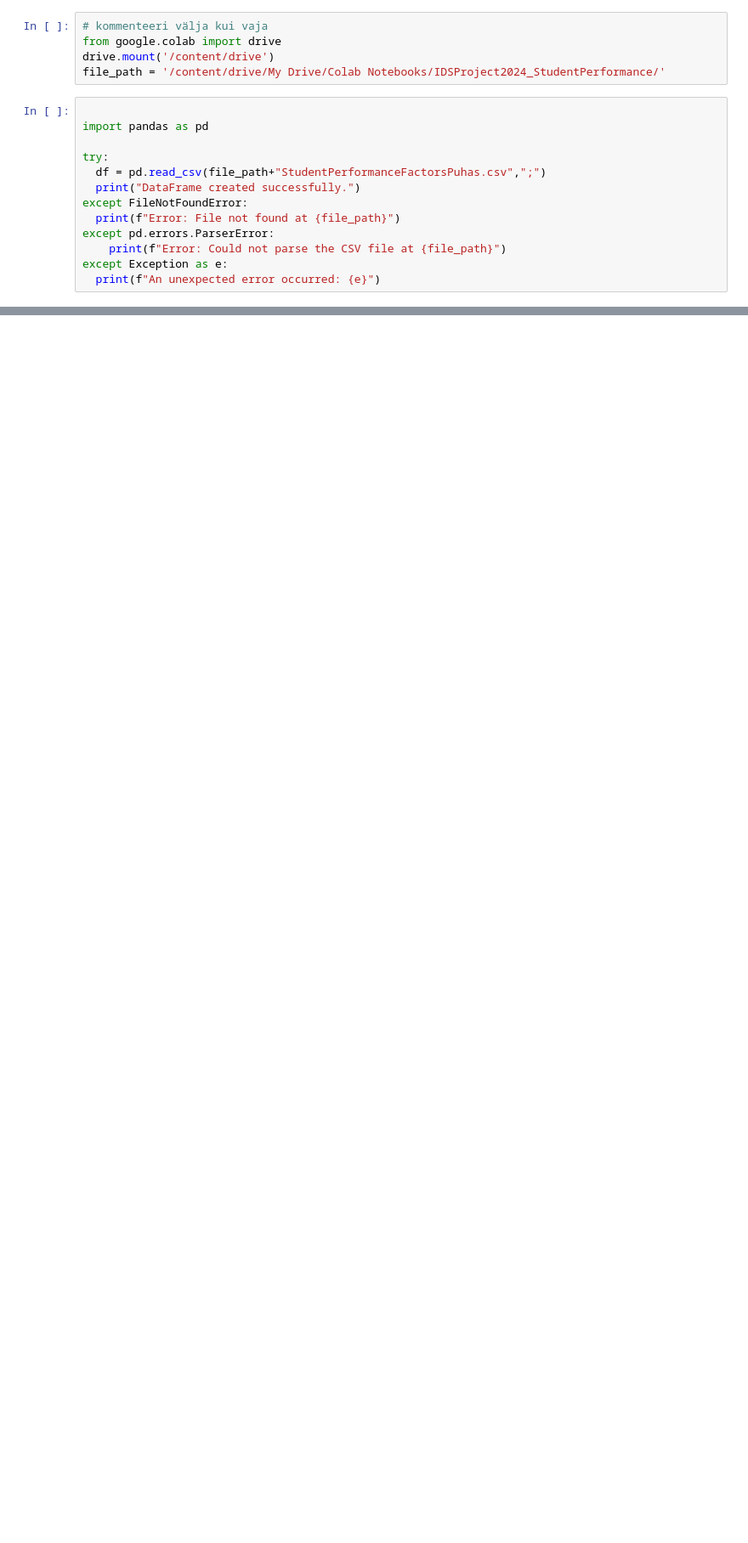
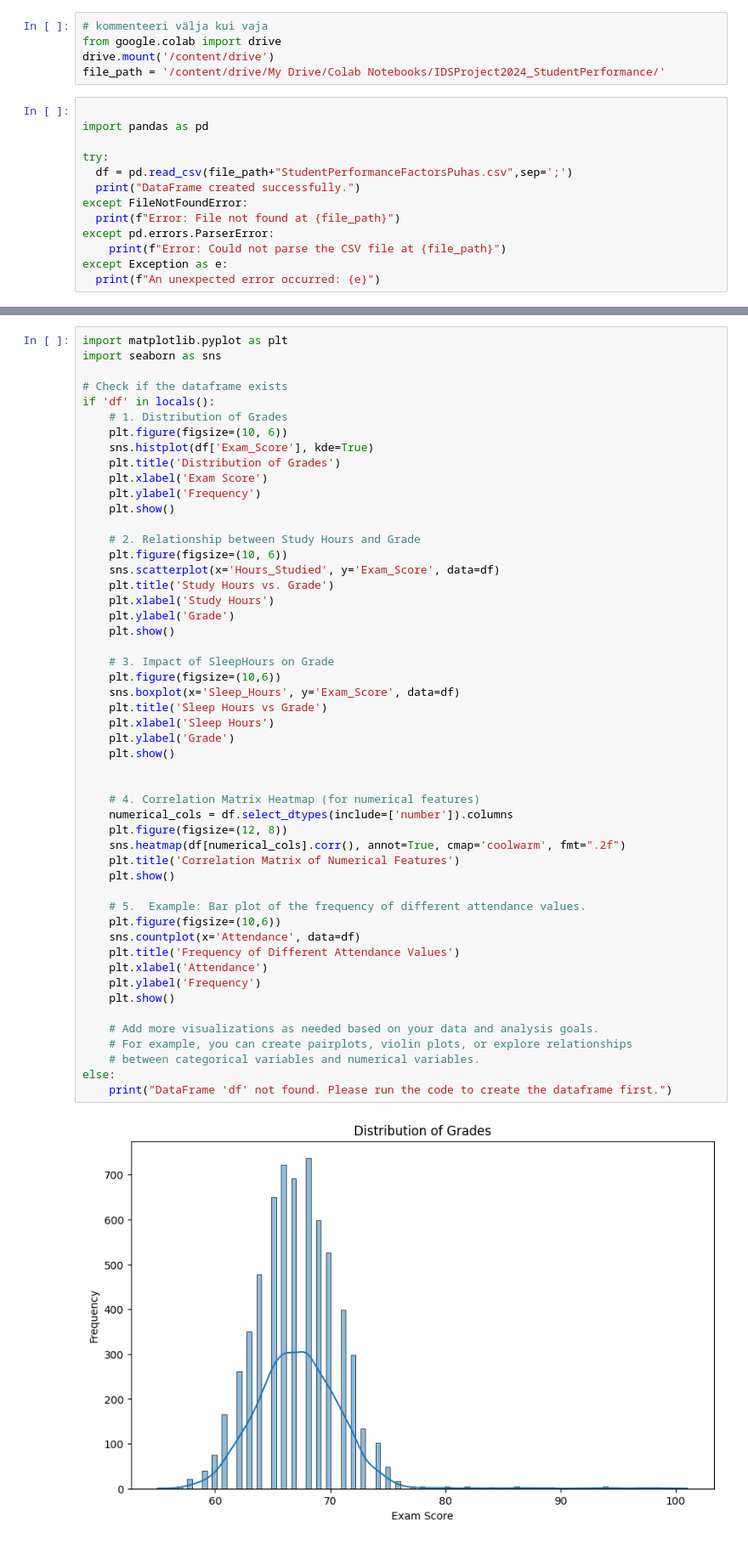
Before and after one commit to johanveenpere/IDS-project, a Jupyter notebook: idsproject_student_performace.ipynb, the cells around one changed output, grey strips where cells are left out. Shown at 85% size. Drawn from its saved outputs; the diff is of its cells as text; blank space fills up the shorter version.

```diff
--- a/idsproject_student_performace.ipynb
+++ b/idsproject_student_performace.ipynb
@@ -8,7 +8,7 @@ file_path = '/content/drive/My Drive/Colab Notebooks/IDSProject2024_StudentPerfo
 import pandas as pd
 
 try:
-  df = pd.read_csv(file_path+"StudentPerformanceFactorsPuhas.csv",";")
+  df = pd.read_csv(file_path+"StudentPerformanceFactorsPuhas.csv",sep=';')
   print("DataFrame created successfully.")
 except FileNotFoundError:
   print(f"Error: File not found at {file_path}")
@@ -42,0 +42,53 @@ print(df.head(50))
+# %%
+import matplotlib.pyplot as plt
+import seaborn as sns
+
+# Check if the dataframe exists
+if 'df' in locals():
+    # 1. Distribution of Grades
+    plt.figure(figsize=(10, 6))
+    sns.histplot(df['Exam_Score'], kde=True)
+    plt.title('Distribution of Grades')
+    plt.xlabel('Exam Score')
+    plt.ylabel('Frequency')
+    plt.show()
+
+    # 2. Relationship between Study Hours and Grade
+    plt.figure(figsize=(10, 6))
+    sns.scatterplot(x='Hours_Studied', y='Exam_Score', data=df)
+    plt.title('Study Hours vs. Grade')
+    plt.xlabel('Study Hours')
+    plt.ylabel('Grade')
+    plt.show()
+
+    # 3. Impact of SleepHours on Grade
+    plt.figure(figsize=(10,6))
+    sns.boxplot(x='Sleep_Hours', y='Exam_Score', data=df)
+    plt.title('Sleep Hours vs Grade')
+    plt.xlabel('Sleep Hours')
+    plt.ylabel('Grade')
+    plt.show()
+
+
+    # 4. Correlation Matrix Heatmap (for numerical features)
+    numerical_cols = df.select_dtypes(include=['number']).columns
+    plt.figure(figsize=(12, 8))
+    sns.heatmap(df[numerical_cols].corr(), annot=True, cmap='coolwarm', fmt=".2f")
+    plt.title('Correlation Matrix of Numerical Features')
+    plt.show()
+
+    # 5.  Example: Bar plot of the frequency of different attendance values.
+    plt.figure(figsize=(10,6))
+    sns.countplot(x='Attendance', data=df)
+    plt.title('Frequency of Different Attendance Values')
+    plt.xlabel('Attendance')
+    plt.ylabel('Frequency')
+    plt.show()
+
+    # Add more visualizations as needed based on your data and analysis goals.
+    # For example, you can create pairplots, violin plots, or explore relationships
+    # between categorical variables and numerical variables.
+else:
+    print("DataFrame 'df' not found. Please run the code to create the dataframe first.")
+# %% [output]
+[figure, added]
```
Also changed, not shown: parts of 3 cells of this notebook.
